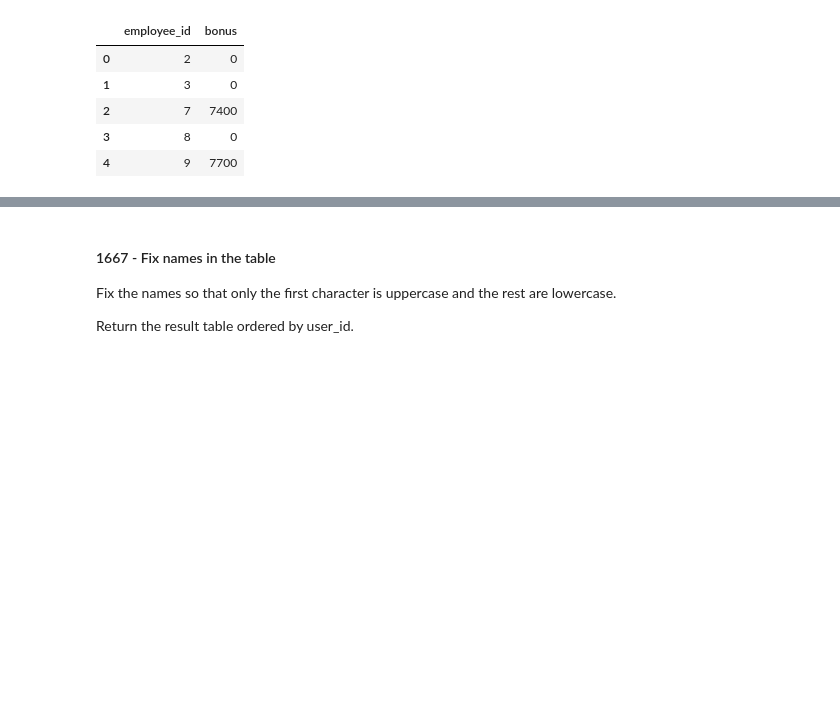
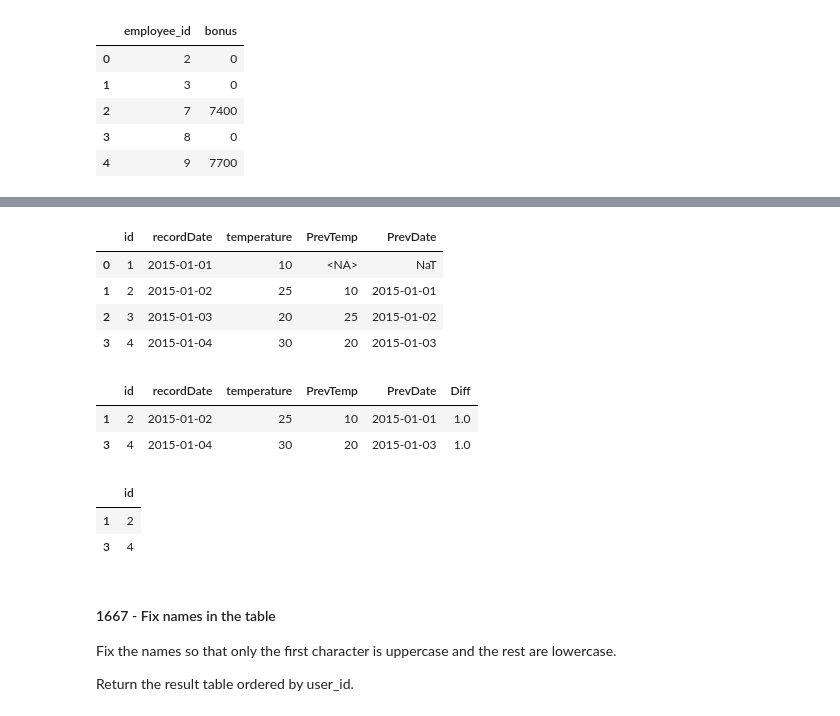
Before and after one commit to Swap-20/Leetcode-Pandas, a Jupyter notebook: Leetcode_Pandas.ipynb, the cells around one changed output, grey strips where cells are left out. Saved outputs shown, nothing was run; the diff lists cells and outputs as text; code cells hidden in the pictures; blank space fills up the shorter version.

```diff
--- a/Leetcode_Pandas.ipynb
+++ b/Leetcode_Pandas.ipynb
@@ -250,0 +333,4 @@ df
+# %%
+data = [[1, '2015-01-01', 10], [2, '2015-01-02', 25], [3, '2015-01-03', 20], [4, '2015-01-04', 30]]
+weather = pd.DataFrame(data, columns=['id', 'recordDate', 'temperature']).astype({'id':'Int64', 'recordDate':'datetime64[ns]', 'temperature':'Int64'})
+weather
@@ -250,0 +343,3 @@ df
+# %%
+weather['PrevTemp'] = weather['temperature'].shift(1)
+weather
@@ -250,0 +352,9 @@ df
+# %%
+weather['PrevDate'] = weather['recordDate'].shift(1)
+weather
+# %% [output]
+|  | id | recordDate | temperature | PrevTemp | PrevDate |
+| 0 | 1 | 2015-01-01 | 10 | <NA> | NaT |
+| 1 | 2 | 2015-01-02 | 25 | 10 | 2015-01-01 |
+| 2 | 3 | 2015-01-03 | 20 | 25 | 2015-01-02 |
+| 3 | 4 | 2015-01-04 | 30 | 20 | 2015-01-03 |
@@ -251,3 +363,16 @@ df
+# %%
+output = weather[(weather['Diff'] == 1) & (weather['PrevTemp'] < weather['temperature'])]
+output
+# %% [output]
+|  | id | recordDate | temperature | PrevTemp | PrevDate | Diff |
+| 1 | 2 | 2015-01-02 | 25 | 10 | 2015-01-01 | 1.0 |
+| 3 | 4 | 2015-01-04 | 30 | 20 | 2015-01-03 | 1.0 |
+# %%
+output[['id']]
+# %% [output]
+|  | id |
+| 1 | 2 |
+| 3 | 4 |
 # %% [markdown]
 #### 1667 - Fix names in the table
 
```
Also changed, not shown: parts of 14 cells of this notebook.
